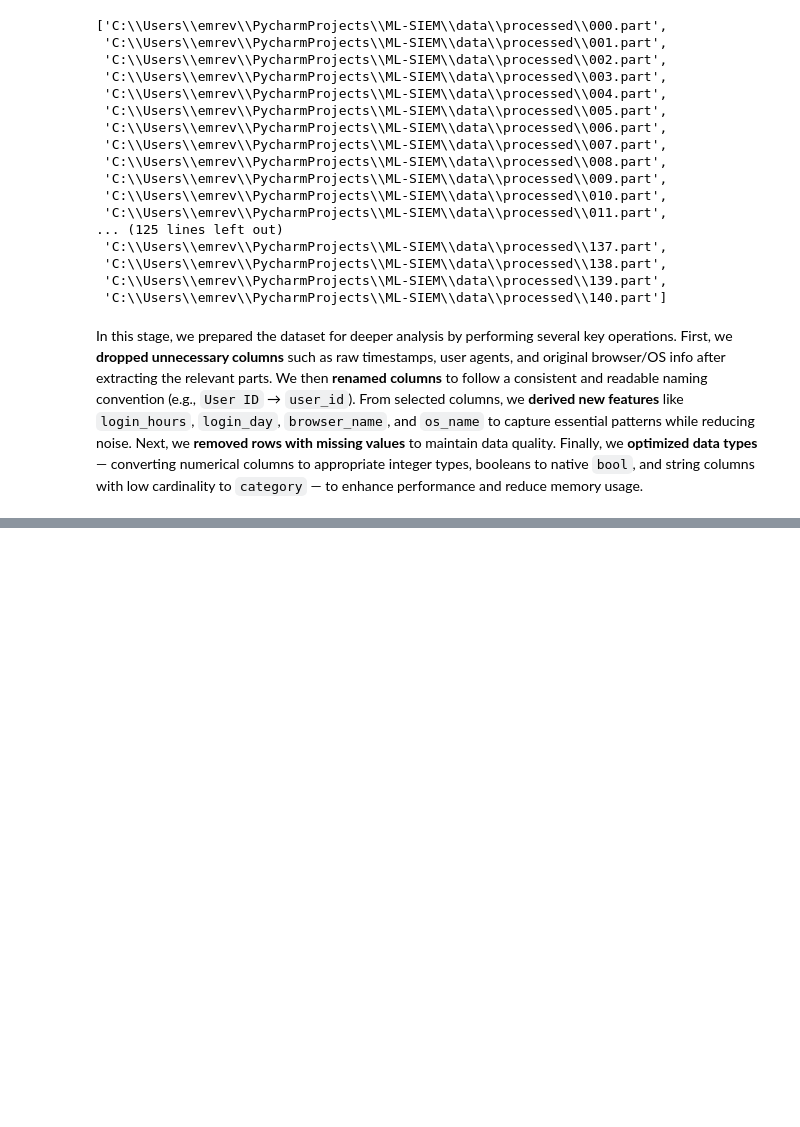
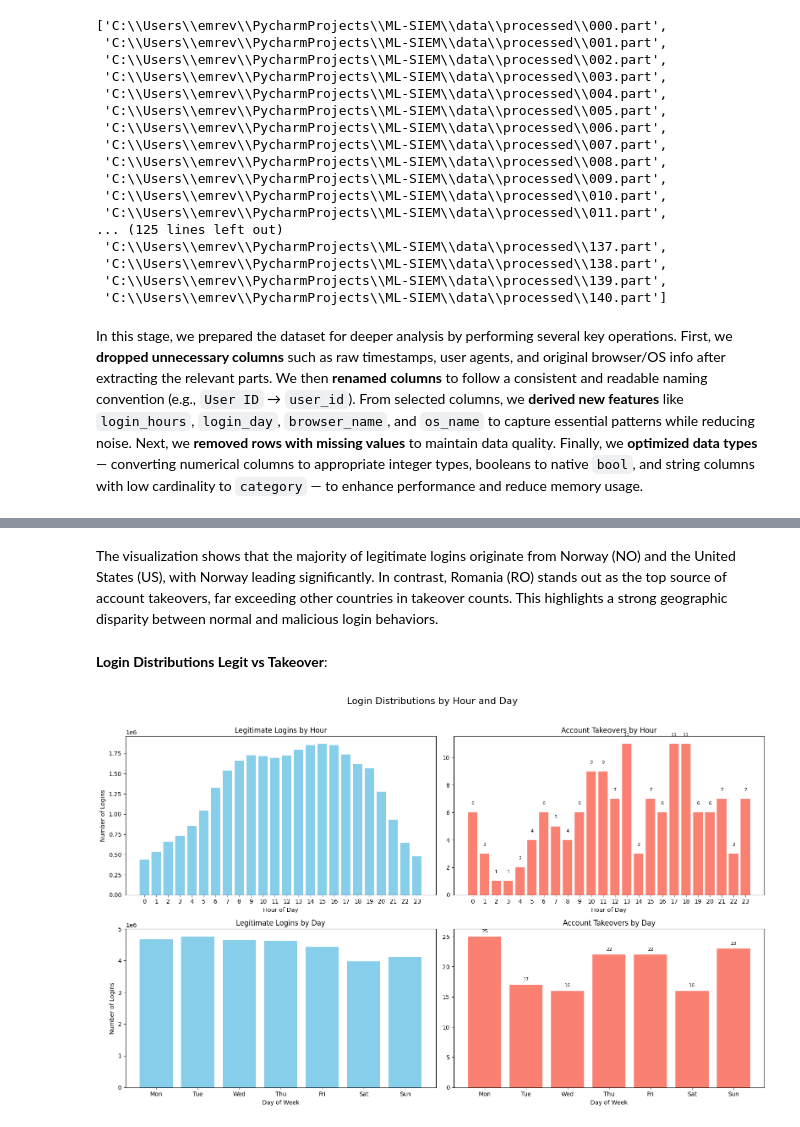
Before and after one commit to otuemre/ML-SIEM, a Jupyter notebook: notebooks/01_EDA.ipynb, the cells around one changed output, grey strips where cells are left out. Cells and saved outputs as stored; diff of their text form; code cells hidden in the pictures; blank space fills up the shorter version.

```diff
--- a/notebooks/01_EDA.ipynb
+++ b/notebooks/01_EDA.ipynb
@@ -374,0 +474,65 @@ In this stage, we prepared the dataset for deeper analysis by performing several
+# %% [markdown]
+The visualization shows that the majority of legitimate logins originate from Norway (NO) and the United States (US), with Norway leading significantly. In contrast, Romania (RO) stands out as the top source of account takeovers, far exceeding other countries in takeover counts. This highlights a strong geographic disparity between normal and malicious login behaviors.
+# %% [markdown]
+**Login Distributions Legit vs Takeover**:
+# %%
+# Make them int for grouping
+df['login_hours'] = df['login_hours'].astype(int)
+df['login_day'] = df['login_day'].astype(int)
+
+# Filter for legitimate and takeover
+df_legit = df[df['is_account_takeover'] == False]
+df_takeover = df[df['is_account_takeover'] == True]
+
+# Group by login_hour and login_day
+hour_legit = df_legit['login_hours'].value_counts().compute().sort_index()
+hour_takeover = df_takeover['login_hours'].value_counts().compute().sort_index()
+
+all_days = list(range(0, 7))
+day_legit = df_legit['login_day'].value_counts().compute().reindex(all_days, fill_value=0)
+day_takeover = df_takeover['login_day'].value_counts().compute().reindex(all_days, fill_value=0)
+
+# Create 2x2 subplots
+fig, axes = plt.subplots(2, 2, figsize=(16, 10))
+fig.suptitle('Login Distributions by Hour and Day', fontsize=16)
+
+# 1. Legitimate logins by hour
+axes[0, 0].bar(hour_legit.index, hour_legit.values, color='skyblue')
+axes[0, 0].set_title('Legitimate Logins by Hour')
+axes[0, 0].set_xlabel('Hour of Day')
+axes[0, 0].set_ylabel('Number of Logins')
+axes[0, 0].set_xticks(range(0, 24))
+
+# 2. Takeover logins by hour
+axes[0, 1].bar(hour_takeover.index, hour_takeover.values, color='salmon')
+axes[0, 1].set_title('Account Takeovers by Hour')
+axes[0, 1].set_xlabel('Hour of Day')
+axes[0, 1].set_xticks(range(0, 24))
+for x, y in zip(hour_takeover.index, hour_takeover.values):
+    axes[0, 1].text(x, y + 0.5, str(y), ha='center', va='bottom', fontsize=8)
+
+day_names = ['Mon', 'Tue', 'Wed', 'Thu', 'Fri', 'Sat', 'Sun']
+
+# 3. Legitimate logins by day
+axes[1, 0].bar(day_legit.index, day_legit.values, color='skyblue')
+axes[1, 0].set_title('Legitimate Logins by Day')
+axes[1, 0].set_xlabel('Day of Week')
+axes[1, 0].set_ylabel('Number of Logins')
+axes[1, 0].set_xticks(range(0, 7))
+axes[1, 0].set_xticklabels(day_names)
+
+# 4. Takeover logins by day
+axes[1, 1].bar(day_takeover.index, day_takeover.values, color='salmon')
+axes[1, 1].set_title('Account Takeovers by Day')
+axes[1, 1].set_xlabel('Day of Week')
+axes[1, 1].set_xticks(range(0, 7))
+axes[1, 1].set_xticklabels(day_names)
+for x, y in zip(day_takeover.index, day_takeover.values):
+    axes[1, 1].text(x, y + 0.5, str(y), ha='center', va='bottom', fontsize=8)
+
+# Show and Save Plot
+plt.tight_layout(rect=[0, 0, 1, 0.96])
+plt.savefig('../images/login_distributions_legit_vs_takeover.png')
+plt.show()
+# %% [output]
+[figure, added]
```
Also changed, not shown: parts of 17 cells of this notebook.
